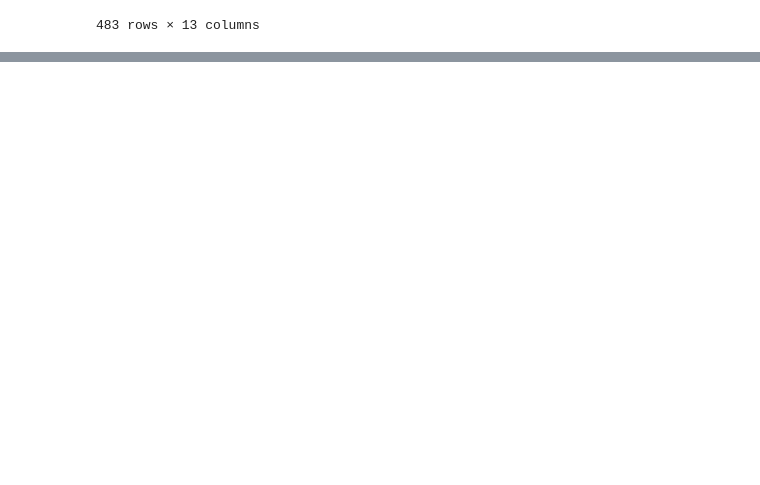
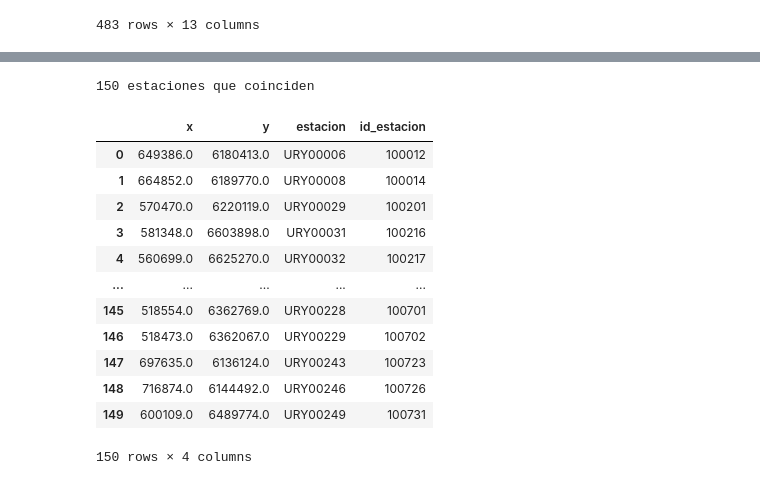
Before and after one commit to dimy20/ProyectoAA, a Jupyter notebook: notebooks/oan.ipynb, the cells around one changed output, grey strips where cells are left out. Cells and saved outputs as stored; diff of their text form; code cells hidden in the pictures; blank space fills up the shorter version.

```diff
--- a/notebooks/oan.ipynb
+++ b/notebooks/oan.ipynb
@@ -341,0 +450,23 @@ OAN_registros_clean.to_file("../export/oan/oan_registros_clean.geojson", driver=
+# %%
+oan_est  = oan_utm[['x','y','id_estacion']].drop_duplicates()
+gems_est = gems_utm[['x','y','estacion' ]].drop_duplicates()
+
+pares = gems_est.merge(oan_est, on=['x','y'], how='inner')
+
+print(len(pares), 'estaciones que coinciden')
+pares
+# %% [output]
+150 estaciones que coinciden
+|  | x | y | estacion | id_estacion |
+| 0 | 649386.0 | 6180413.0 | URY00006 | 100012 |
+| 1 | 664852.0 | 6189770.0 | URY00008 | 100014 |
+| 2 | 570470.0 | 6220119.0 | URY00029 | 100201 |
+| 3 | 581348.0 | 6603898.0 | URY00031 | 100216 |
+| 4 | 560699.0 | 6625270.0 | URY00032 | 100217 |
+| ... | ... | ... | ... | ... |
+| 145 | 518554.0 | 6362769.0 | URY00228 | 100701 |
+| 146 | 518473.0 | 6362067.0 | URY00229 | 100702 |
+| 147 | 697635.0 | 6136124.0 | URY00243 | 100723 |
+| 148 | 716874.0 | 6144492.0 | URY00246 | 100726 |
+| 149 | 600109.0 | 6489774.0 | URY00249 | 100731 |
+150 rows × 4 columns
```
Also changed, not shown: parts of 20 cells of this notebook.
